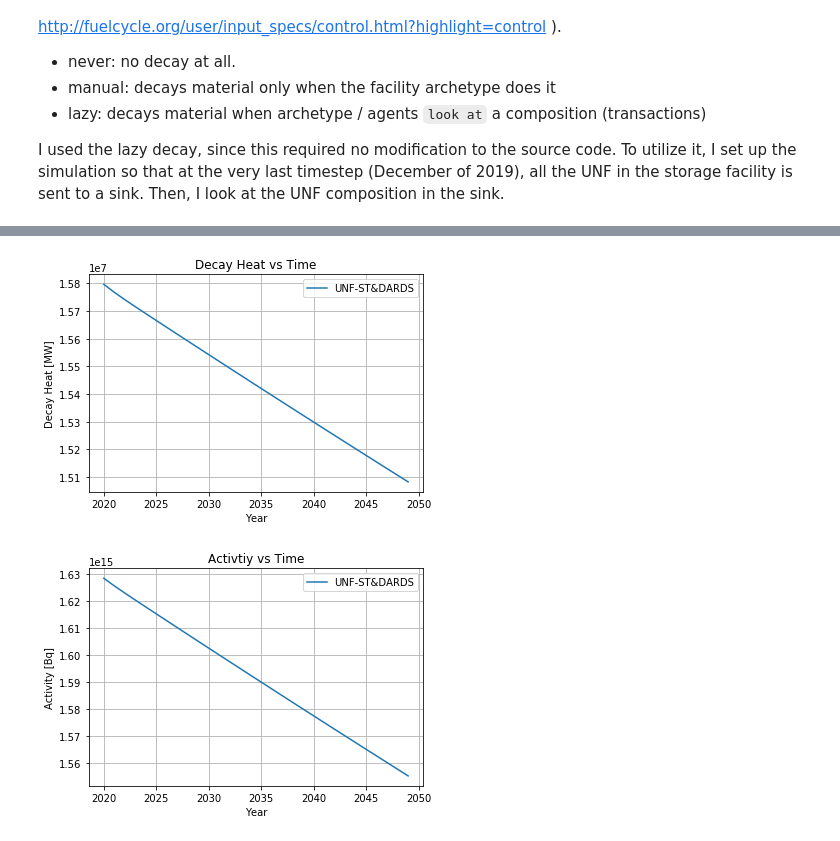
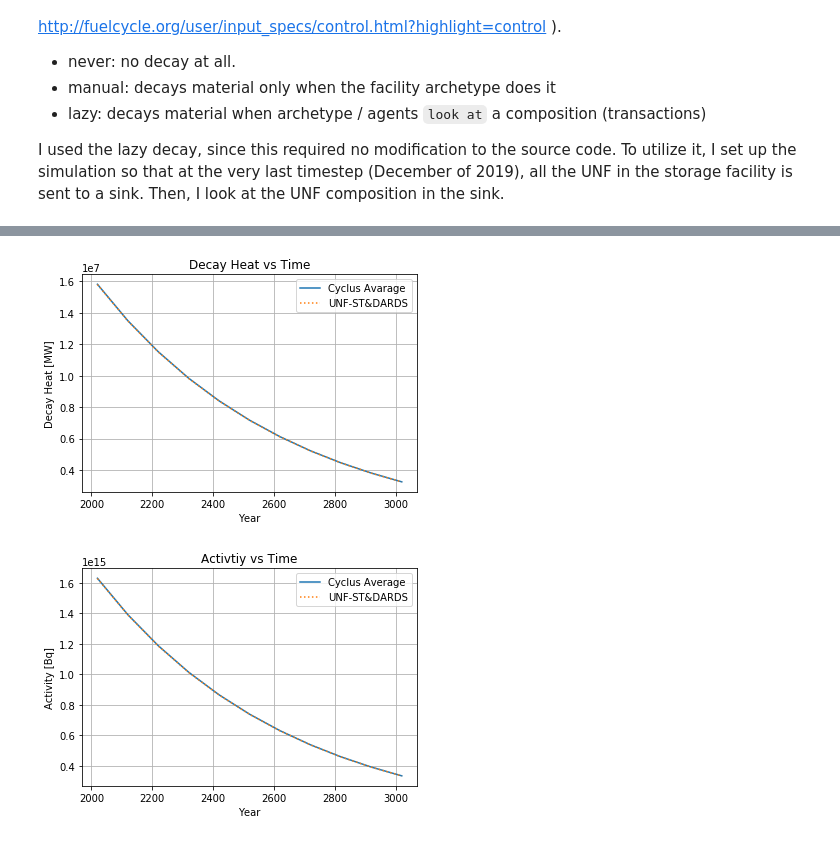
Before and after one commit to arfc/udb_reactor, a Jupyter notebook: scripts/analysis.ipynb, the cells around one changed output, grey strips where cells are left out. Cells and saved outputs as stored; diff of their text form; code cells hidden in the pictures.

```diff
--- a/scripts/analysis.ipynb
+++ b/scripts/analysis.ipynb
@@ -152,8 +152,10 @@ for row in composition:
 # %%
 # multiply the composition by the massfrac
 # unit in kg
-total_unf_isotopics = {}
+cyclus_2020_dict = {}
 for key, value in final_comp_dict.items():
     mass = total_unf_mass[0]['quantity'] * value
-    total_unf_isotopics[key] = float(mass)
+    cyclus_2020_dict[key] = float(mass)
+
+print(sum(cyclus_2020_dict.values()))
 # %% [output]
@@ -235,6 +221,9 @@ import math
 def nansum(dict):
     val = 0
     for value in dict.values():
+        # skip metastable isotopes
+        if str(key)[-1] == '1':
+            continue
         if math.isnan(value):
             continue
         else:
@@ -255,7 +244,7 @@ def activity(material, time=0):
 # decay heat in units of MW
 # activity in Bq
 
-material_cyc_avg = Material(total_unf_isotopics)
+material_cyc_avg = Material(cyclus_2020_dict)
 material_data = Material(data_2020_dict)
 
 cum_dict = {'cyc_avg': material_cyc_avg,
@@ -263,4 +252,7 @@ cum_dict = {'cyc_avg': material_cyc_avg,
 
 print(activity(material_cyc_avg))
 print(activity(material_data))
+print('\n')
+print(decay_heat(material_cyc_avg))
+print(decay_heat(material_data))
 # %% [output]
@@ -269,21 +264,0 @@ print(activity(material_data))
-# %%
-# decay profile over time,
-years = np.arange(2020, 2050, 1)
-secs_in_year = 3600 * 24 * 365
-
-heat_timeseries_dict = {}
-act_timeseries_dict = {}
-for key, val in cum_dict.items():
-    heat = np.zeros(len(years))
-    act = np.zeros(len(years))
-    for indx, year in enumerate(years):
-        heat[indx] = decay_heat(val, (year-years[0]) * secs_in_year) / 1000
-        act[indx] = activity(val, (year-years[0]) * secs_in_year) / (1000 * 3.7e10)
-    heat_timeseries_dict[key] = heat
-    act_timeseries_dict[key] = act
-
-    plt.plot(years, heat, label='key')
-
-plt.legend()
-plt.show()
-plt.close()
@@ -292,41 +265,41 @@ plt.close()
 # %%
 # decay profile over time,
-years = np.arange(2020, 2050, 1)
+years = np.arange(2020, 3100, 100)
 secs_in_year = 3600 * 24 * 365
 # t is in seconds
 heat_cyc_avg = np.zeros(len(years))
 act_cyc_avg = np.zeros(len(years))
 heat_data = np.zeros(len(years))
 act_data = np.zeros(len(years))
 
 for indx, val in enumerate(years):
     heat_cyc_avg[indx] = decay_heat(material_cyc_avg, (val-2020)*secs_in_year) / 1000
     act_cyc_avg[indx] = activity(material_cyc_avg, (val-2020)*secs_in_year) / (1000 * 3.7e10)
     heat_data[indx] = decay_heat(material_data, (val-2020)*secs_in_year) / 1000
     act_data[indx] = activity(material_data, (val-2020)*secs_in_year) / (1000 * 3.7e10)
 
-#plt.plot(years, heat_cyc_avg, label='Cyclus Avarage')
-plt.plot(years, heat_data, label='UNF-ST&DARDS')
+plt.plot(years, heat_cyc_avg, label='Cyclus Avarage')
+plt.plot(years, heat_data, label='UNF-ST&DARDS', linestyle=':')
 plt.ylabel('Decay Heat [MW]')
 plt.xlabel('Year')
 plt.grid()
 plt.title('Decay Heat vs Time')
 plt.legend()
 plt.show()
 plt.close()
 
-#plt.plot(years, act_cyc_avg, label='Cyclus Average')
-plt.plot(years, act_data, label='UNF-ST&DARDS')
+plt.plot(years, act_cyc_avg, label='Cyclus Average')
+plt.plot(years, act_data, label='UNF-ST&DARDS', linestyle=':')
 plt.ylabel('Activity [Bq]')
 plt.xlabel('Year')
 plt.grid()
 plt.title('Activtiy vs Time')
 plt.legend()
 plt.show()
 plt.close()
 # %% [output]
-[figure, old version]
+[figure, new version]
-[figure, old version]
+[figure, new version]
 # %%
 # short lived vs long lived
 # MA and non MA
```
Also changed, not shown: parts of 15 cells of this notebook.
